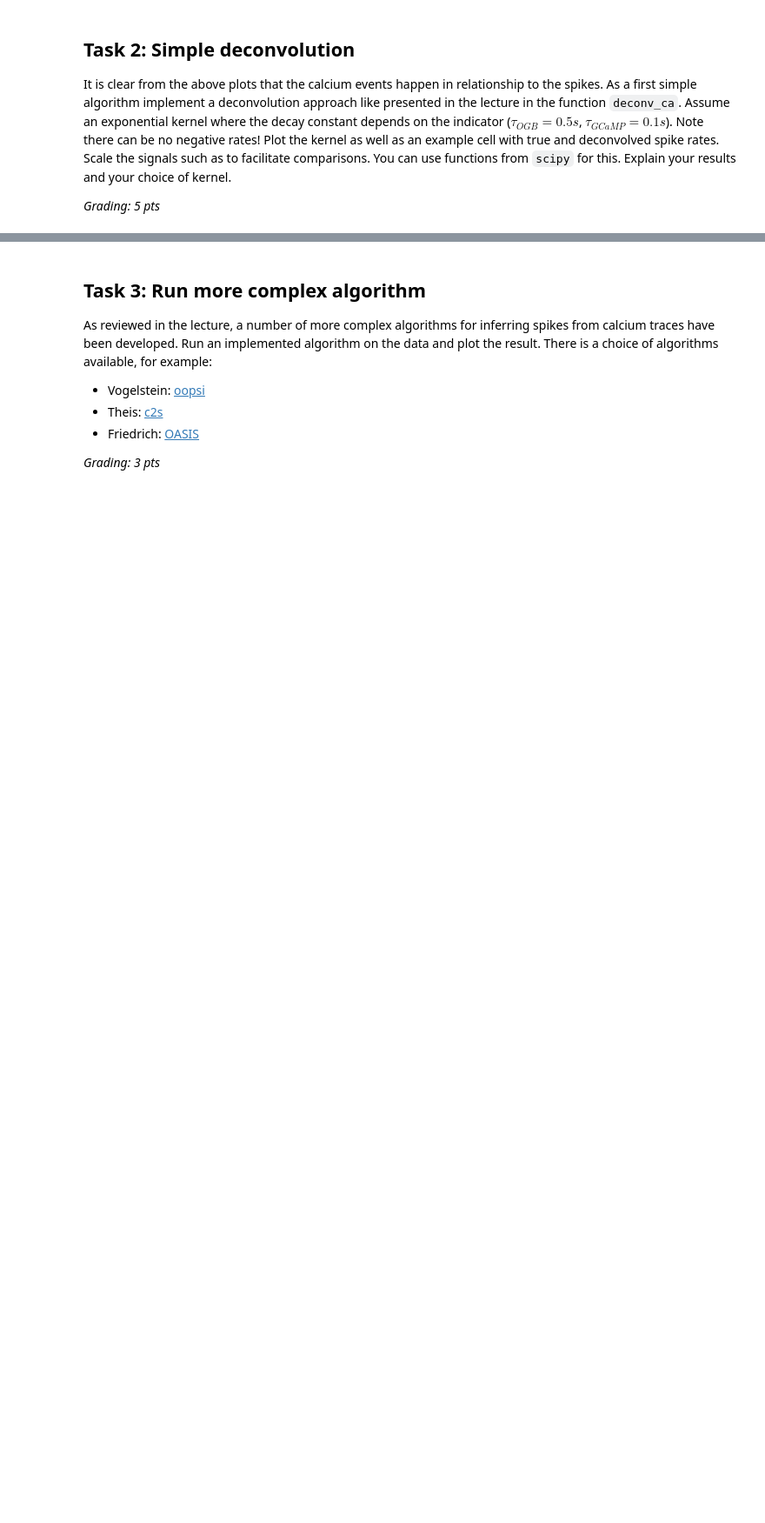
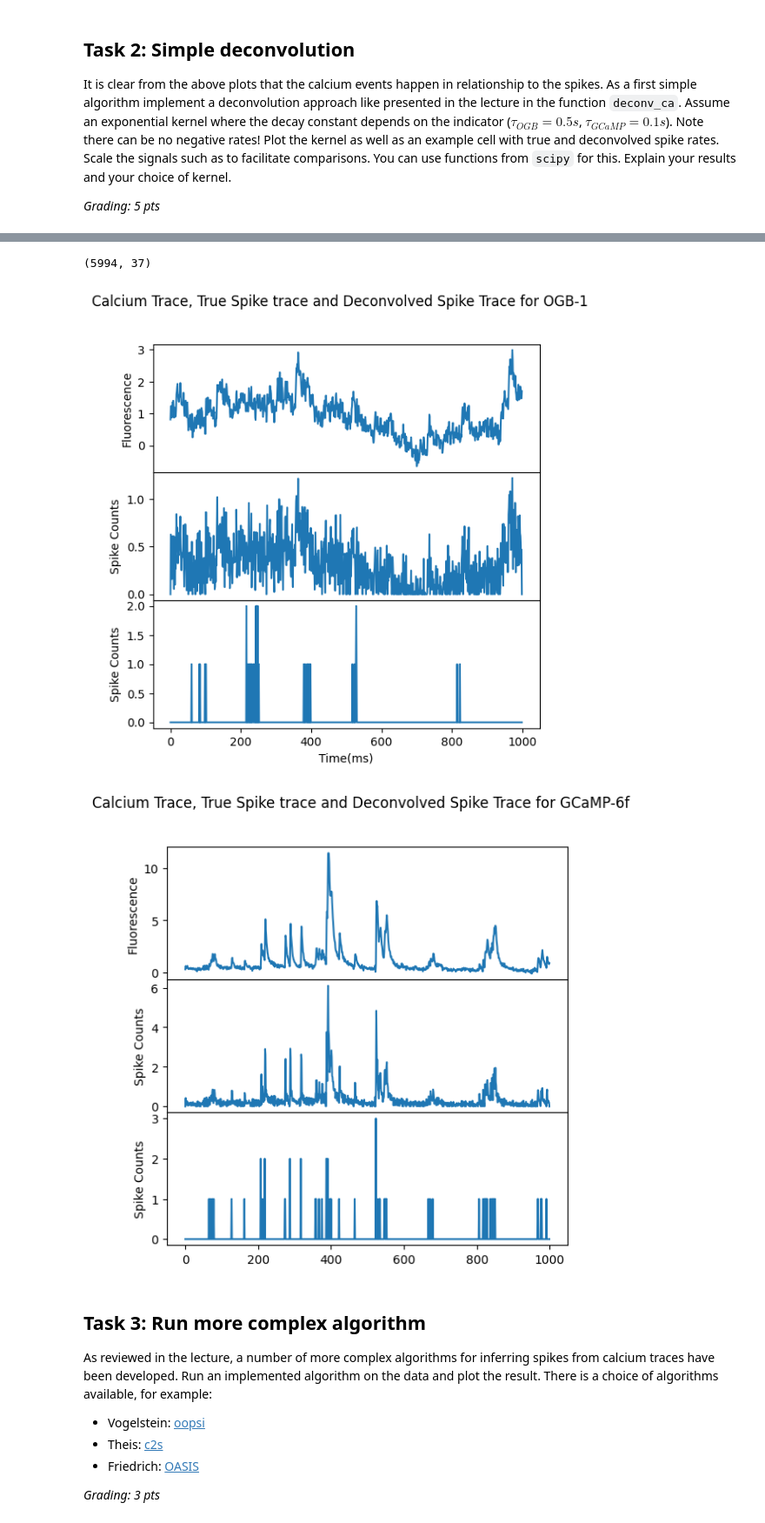
Before and after one commit to F-vdHaar/neural_data_science, a Jupyter notebook: notebooks/CodingLab3.ipynb, the cells around one changed output, grey strips where cells are left out. Shown at 87% size. Saved outputs shown, nothing was run; the diff lists cells and outputs as text; code cells hidden in the pictures; blank space fills up the shorter version.

```diff
--- a/notebooks/CodingLab3.ipynb
+++ b/notebooks/CodingLab3.ipynb
@@ -157,4 +159,19 @@ def deconv_ca(ca: np.ndarray, tau: float, dt: float) -> np.ndarray:
     # apply devonvolution to calcium signal (1 pt)
     # --------------------------------------------
 
+    #low pass filter
+    #deconvolution
+
+    #decay factor for the calcium signal =  gamma
+    gamma = np.exp(-dt/tau)
+
+    sp_hat = np.zeros_like(ca)
+
+    # spike inference
+    for i in range(len(sp_hat) - 1):
+        sp_hat[i] = ca[i] - gamma*ca[i-1]
+
+    #non negative spikes
+    sp_hat = np.maximum(sp_hat, 0)
+
     return sp_hat
@@ -179,21 +218,65 @@ YOUR ANSWER HERE
+# %%
+resamp_gcamp
+# %% [output]
+(5994, 37)
 # %%
 # ----------------------------------------------------------------------
 # Compare true and deconvolved spike rates for the OGB and GCamP cells.
 # What differences do you notice? Does this align with your knowledge
 # about the indicators? (2 pts)
 # ----------------------------------------------------------------------
 
+
+
+
 fig, axs = plt.subplots(
-    3, 1, figsize=(6, 4), height_ratios=[1, 1, 1], gridspec_kw=dict(hspace=0)
+    3, 1, figsize=(6, 6), height_ratios=[1, 1, 1], gridspec_kw=dict(hspace=0)
 )
 
+fig.suptitle("Calcium Trace, True Spike trace and Deconvolved Spike Trace for OGB-1")
 # OGB Cell
+deconv_ogb = deconv_ca(resamp_obg[:, 5][:1000], tau_gcamp, dt)
+
+axs[0].plot(resamp_obg[:, 5][:1000])
+
+axs[0].set_ylabel("Fluorescence")
+axs[0].set_xlabel("Time(ms)")
+
+
+axs[1].set_ylabel("Spike Counts")
+axs[1].set_xlabel("Time(ms)")
+axs[1].plot(deconv_ogb)
+
+
+axs[2].set_ylabel("Spike Counts")
+axs[2].set_xlabel("Time(ms)")
+axs[2].plot(resamp_gcamp_spikes[:, 5][:1000])
+
+
 
 fig, axs = plt.subplots(
-    3, 1, figsize=(6, 4), height_ratios=[1, 1, 1], gridspec_kw=dict(hspace=0)
+    3, 1, figsize=(6, 6), height_ratios=[1, 1, 1], gridspec_kw=dict(hspace=0)
 )
+fig.suptitle("Calcium Trace, True Spike trace and Deconvolved Spike Trace for GCaMP-6f")
 
 # GCamp Cell
+
+deconv = deconv_ca(resamp_gcamp[:, 6][:1000], tau_gcamp, dt)
+
+axs[0].plot(resamp_gcamp[:, 6][:1000])
+axs[0].set_ylabel("Fluorescence")
+axs[0].set_xlabel("Time(ms)")
+
+axs[1].set_ylabel("Spike Counts")
+axs[1].plot(deconv)
+
+axs[2].set_ylabel("Spike Counts")
+axs[2].plot(resamp_gcamp_spikes[:, 6][:1000])
+
+plt.show()
+# %% [output]
+[figure, added]
+[figure, added]
 # %% [markdown]
 ## Task 3: Run more complex algorithm
 
```
Also changed, not shown: parts of 14 cells of this notebook.
